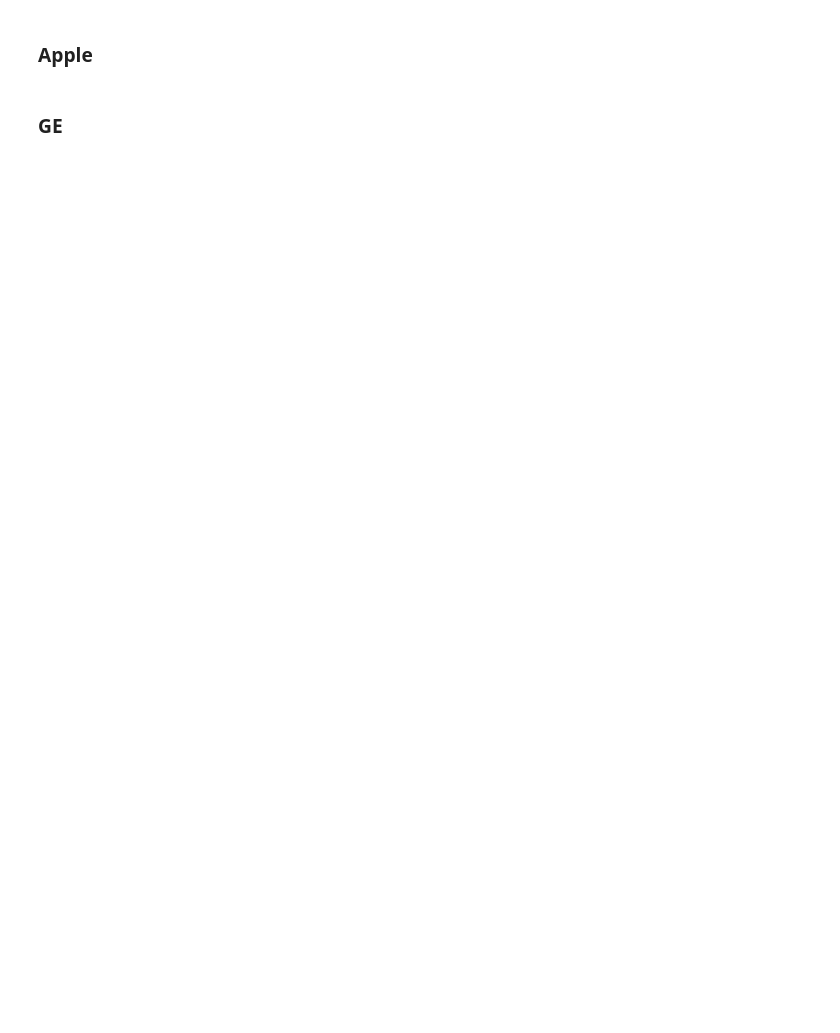
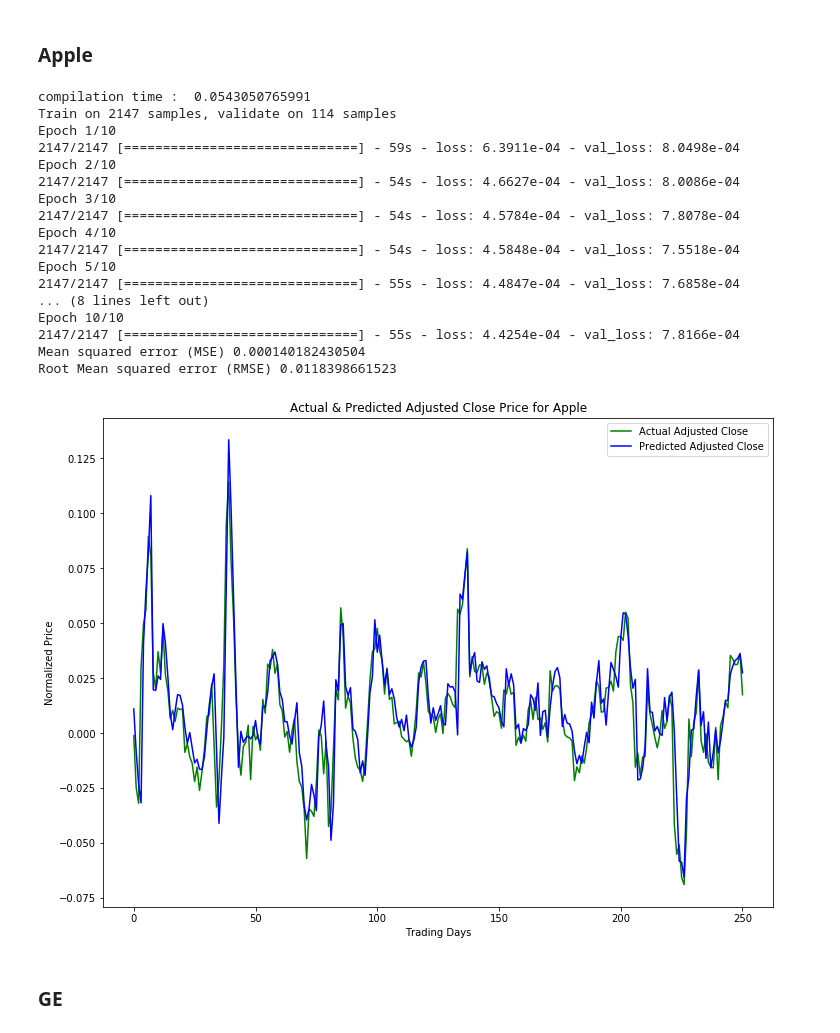
Before and after one commit to yhagio/stock_price_predictor, a Jupyter notebook: stock_price_predictor_lstm_3.ipynb, the cells around one changed output. Drawn from its saved outputs; the diff is of its cells as text; code cells hidden in the pictures; blank space fills up the shorter version.

```diff
--- a/stock_price_predictor_lstm_3.ipynb
+++ b/stock_price_predictor_lstm_3.ipynb
@@ -151,16 +158,6 @@ Epoch 5/10
 # Load datasets
 csv_file = './data/AAPL.csv'
 dfTM = pd.read_csv(csv_file, index_col='Date',parse_dates=True)
-
-# Change params and variables
-batch_size = 1
-nb_epoch = 1
-seq_len = 5
-input_dim=1
-output_dim=50
-loss='mean_squared_error'
-optimizer = 'rmsprop'
-activation = 'linear'
 
 # Get Adjusted Close price and split the data
 adj_closes = load_adj_close(csv_file)
@@ -172,16 +169,10 @@ model = Sequential()
 model.add(LSTM(
     input_dim=input_dim,
     output_dim=output_dim,
-    return_sequences=True))
-model.add(Dropout(0.2))
-
-model.add(LSTM(
-    100,
     return_sequences=False))
-model.add(Dropout(0.2))
 
 model.add(Dense(output_dim=1))
-model.add(Activation('linear'))
+model.add(Activation(activation))
 
 start = time.time()
 model.compile(loss=loss, optimizer=optimizer)
@@ -194,35 +185,53 @@ model.fit(
     batch_size=batch_size,
     nb_epoch=nb_epoch,
     validation_split=0.05)
-
 
 testPredict = model.predict(X_test_, batch_size=batch_size)
 score = model.evaluate(X_test_, y_test_, batch_size=batch_size, verbose=0)
 
 APPL_MSE = score
 APPL_RMSE = math.sqrt(score)
 print 'Mean squared error (MSE)', APPL_MSE
 print 'Root Mean squared error (RMSE)', APPL_RMSE
 
 # Set up plot
 plt.rcParams['figure.figsize'] = (12, 9)
 
 fig = plt.figure()
 ax = fig.add_subplot(111)
 
 # Add labels
 plt.ylabel('Normalized Price')
 plt.xlabel('Trading Days')
 
 # Plot actual and predicted close values
 plt.plot(y_test_,'g', label='Actual Adjusted Close')
 plt.plot(testPredict, 'b', label='Predicted Adjusted Close')
 
 # Set title
 ax.set_title('Actual & Predicted Adjusted Close Price for Apple')
 ax.legend(loc='upper right')
 
 plt.show()
+# %% [output]
+compilation time :  0.0543050765991
+Train on 2147 samples, validate on 114 samples
+Epoch 1/10
+2147/2147 [==============================] - 59s - loss: 6.3911e-04 - val_loss: 8.0498e-04
+Epoch 2/10
+2147/2147 [==============================] - 54s - loss: 4.6627e-04 - val_loss: 8.0086e-04
+Epoch 3/10
+2147/2147 [==============================] - 54s - loss: 4.5784e-04 - val_loss: 7.8078e-04
+Epoch 4/10
+2147/2147 [==============================] - 54s - loss: 4.5848e-04 - val_loss: 7.5518e-04
+Epoch 5/10
+2147/2147 [==============================] - 55s - loss: 4.4847e-04 - val_loss: 7.6858e-04
+... (8 lines left out)
+Epoch 10/10
+2147/2147 [==============================] - 55s - loss: 4.4254e-04 - val_loss: 7.8166e-04
+Mean squared error (MSE) 0.000140182430504
+Root Mean squared error (RMSE) 0.0118398661523
+[figure, added]
 # %% [markdown]
 ### GE
 # %%
```
Also changed, not shown: parts of 5 cells of this notebook.
